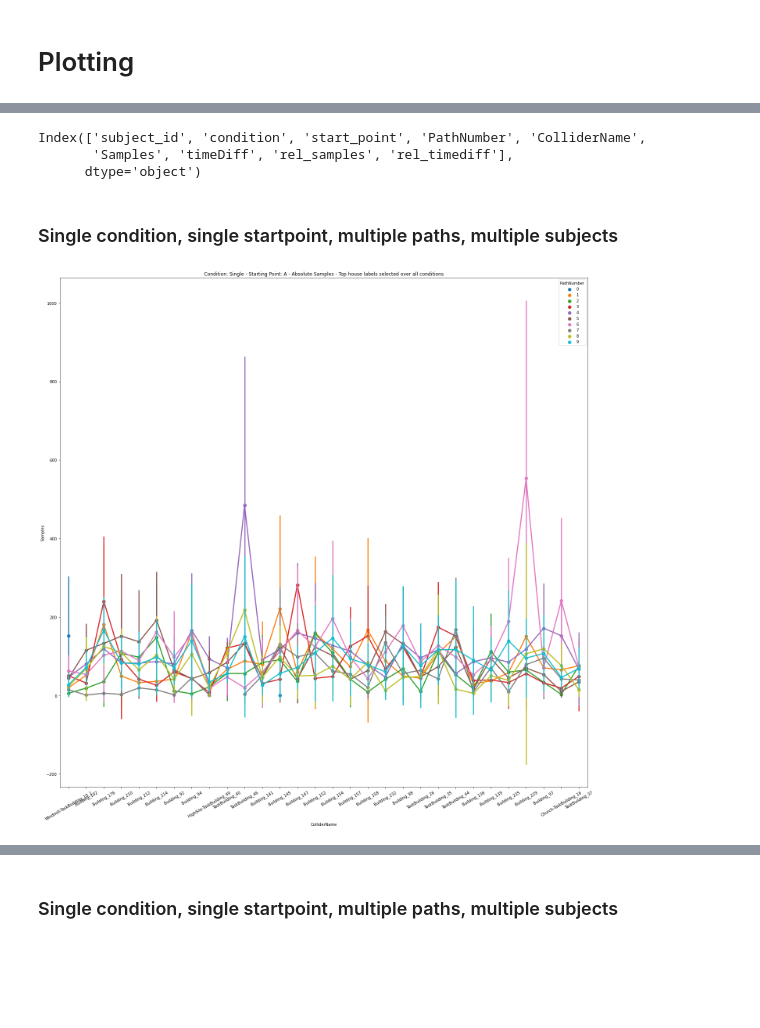
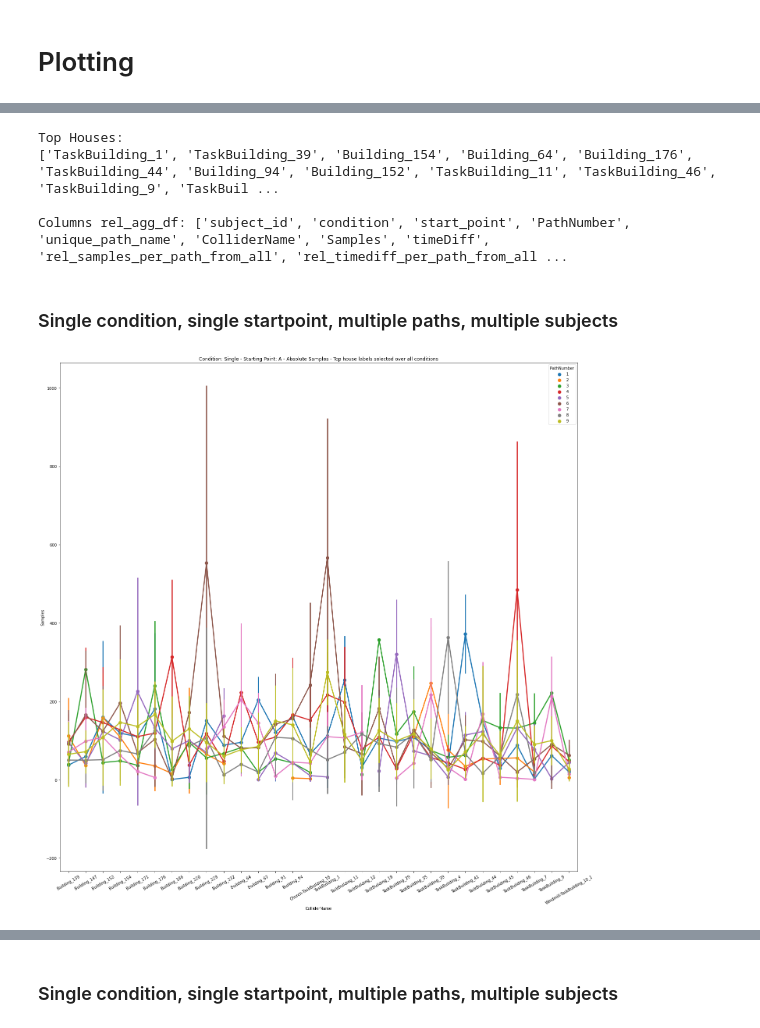
Before and after one commit to lucasessmann/GTA_ET, a Jupyter notebook: IndividualPathAnalysis.ipynb, the cells around one changed output, grey strips where cells are left out. Saved outputs shown, nothing was run; the diff lists cells and outputs as text; code cells hidden in the pictures; blank space fills up the shorter version.

Commit message:
more path plotting

```diff
--- a/IndividualPathAnalysis.ipynb
+++ b/IndividualPathAnalysis.ipynb
@@ -198,14 +235,21 @@ Full aggregated dataframe columns:
 # %%
+# function to apply to each group to make samples and timediff relative per path
+def apply_make_relative_df(x, target_samples_name, target_timediff_name):
+    x[target_samples_name] = x["Samples"] / x["Samples"].sum()
+    x[target_timediff_name] = x["timeDiff"] / x["timeDiff"].sum()
+    return x
+
+# init
+rel_agg_df = full_agg_df.copy(deep=True)
+
+# make df relative per path: Find all fixations per path and divide by that each samples and timediff value, include hits other than houses
+rel_agg_df = rel_agg_df.groupby(["subject_id","condition","start_point","PathNumber"]).apply(lambda x: apply_make_relative_df(x, "rel_samples_per_path_from_all","rel_timediff_per_path_from_all"))
+
 # use only houses
 exclude_colliders = ["Avatar","Hand","NoHouse","NoHit","Phone"]
-rel_agg_df = full_agg_df.copy(deep=True)
 rel_agg_df = rel_agg_df[(~ rel_agg_df["ColliderName"].isin(exclude_colliders))].reset_index(drop=True)
 
-# function to apply to each group to make samples and timediff relative per path
-def apply_make_relative_df(x):
-    x["rel_samples"] = x["Samples"] / x["Samples"].sum()
-    x["rel_timediff"] = x["timeDiff"] / x["timeDiff"].sum()
-    return x
+print(rel_agg_df)
 
-# make df relative per path: Find all fixations per path and divide by that each samples and timediff value
-rel_agg_df = rel_agg_df.groupby(["subject_id","condition","start_point","PathNumber"]).apply(lambda x: apply_make_relative_df(x))
+# make df relative per path, include only houses
+rel_agg_df = rel_agg_df.groupby(["subject_id","condition","start_point","PathNumber"]).apply(lambda x: apply_make_relative_df(x, "rel_samples_per_path_from_buildings","rel_timediff_per_path_from_buildings"))
@@ -255,30 +330,41 @@ Top Houses:
 # %%
-print(rel_agg_df.columns)
+# Find top houses, exclude path 0 (test path)
+top_house_names = find_top_houses(rel_agg_df[rel_agg_df["PathNumber"] != 0],30,False,"rel_from_all_overall")
+print("Top Houses: \n" + str(top_house_names))
+
+print()
+print("Columns rel_agg_df: " + str(rel_agg_df.columns.tolist()))
 # %% [output]
-Index(['subject_id', 'condition', 'start_point', 'PathNumber', 'ColliderName',
-       'Samples', 'timeDiff', 'rel_samples', 'rel_timediff'],
-      dtype='object')
+Top Houses:
+['TaskBuilding_1', 'TaskBuilding_39', 'Building_154', 'Building_64', 'Building_176', 'TaskBuilding_44', 'Building_94', 'Building_152', 'TaskBuilding_11', 'TaskBuilding_46', 'TaskBuilding_9', 'TaskBuil ...
+
+Columns rel_agg_df: ['subject_id', 'condition', 'start_point', 'PathNumber', 'unique_path_name', 'ColliderName', 'Samples', 'timeDiff', 'rel_samples_per_path_from_all', 'rel_timediff_per_path_from_all ...
 # %% [markdown]
 ### Single condition, single startpoint, multiple paths, multiple subjects
 # %%
 select_condition = "Single"
 select_start_point = "A"
 
 data_df = rel_agg_df.copy(deep=True)
 data_df = data_df[(data_df["condition"] == select_condition.lower()) & (data_df["start_point"] == select_start_point)]
 data_df = data_df[(data_df["ColliderName"].isin(top_house_names))]
+data_df = data_df[(data_df["PathNumber"] != 0)] # exclude test path
+
+# create order
+collider_name_list = top_house_names.copy()
+collider_name_list.sort()
 
 # plot
 fig, ax = plt.subplots(1,1,figsize=(20,20), squeeze = False)
-g = sns.pointplot(data=data_df, x="ColliderName", y="Samples", hue="PathNumber", ci="sd", ax = ax[0,0])
+g = sns.pointplot(data=data_df, x="ColliderName", y="Samples", hue="PathNumber", ci="sd", order=collider_name_list, ax = ax[0,0])
 g.set_xticklabels(g.get_xticklabels(), rotation=30)
 ax[0,0].title.set_text("Condition: " + select_condition + " - Starting Point: " + select_start_point + " - Absolute Samples - Top house labels selected over all conditions")
 
 
 fig.tight_layout()
 plt.show()
 # %% [output]
-[figure, old version]
+[figure, new version]
 # %%
 select_condition = "Single"
 select_start_point = "B"
```
Also changed, not shown: parts of 26 cells of this notebook.
